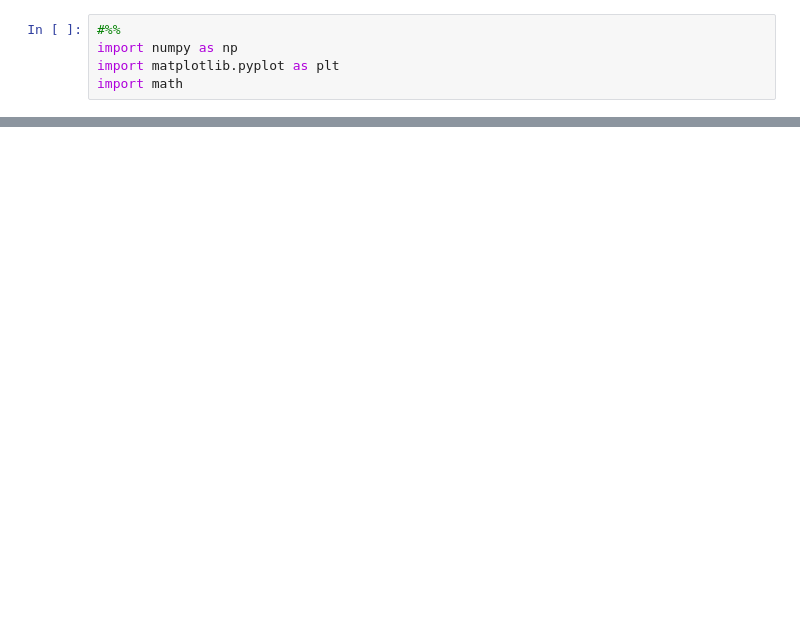
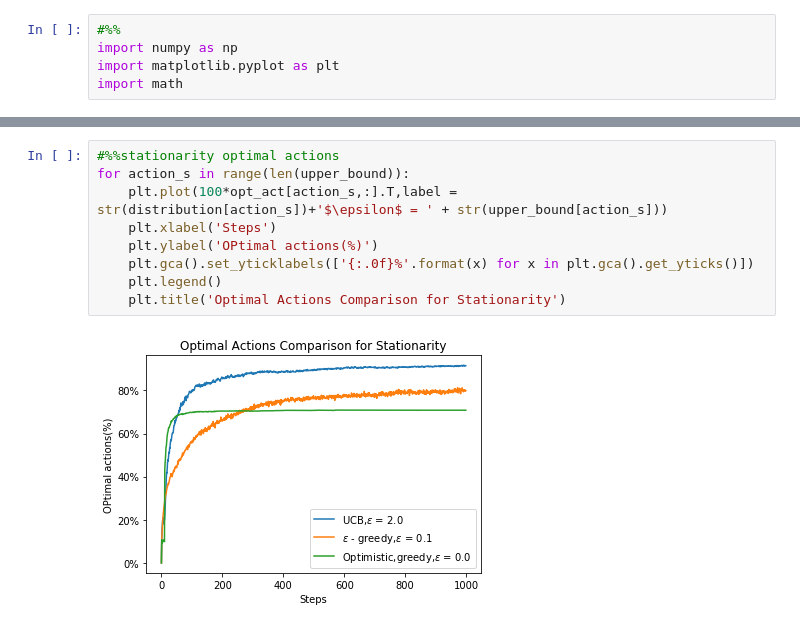
Before and after one commit to ShivangiAgarwal12/RL-M2019, a Jupyter notebook: HW1/Question-4.ipynb, the cells around one changed output, grey strips where cells are left out. Saved outputs shown, nothing was run; the diff lists cells and outputs as text; blank space fills up the shorter version.

```diff
--- a/HW1/Question-4.ipynb
+++ b/HW1/Question-4.ipynb
@@ -112,0 +124,11 @@ for reward_1 in range(len(upper_bound)):
+# %%
+#%%stationarity optimal actions
+for action_s in range(len(upper_bound)):
+    plt.plot(100*opt_act[action_s,:].T,label = str(distribution[action_s])+'$\epsilon$ = ' + str(upper_bound[action_s]))
+    plt.xlabel('Steps')
+    plt.ylabel('OPtimal actions(%)')
+    plt.gca().set_yticklabels(['{:.0f}%'.format(x) for x in plt.gca().get_yticks()])
+    plt.legend()
+    plt.title('Optimal Actions Comparison for Stationarity')
+# %% [output]
+[figure, added]
```
Also changed, not shown: parts of 5 cells of this notebook.
